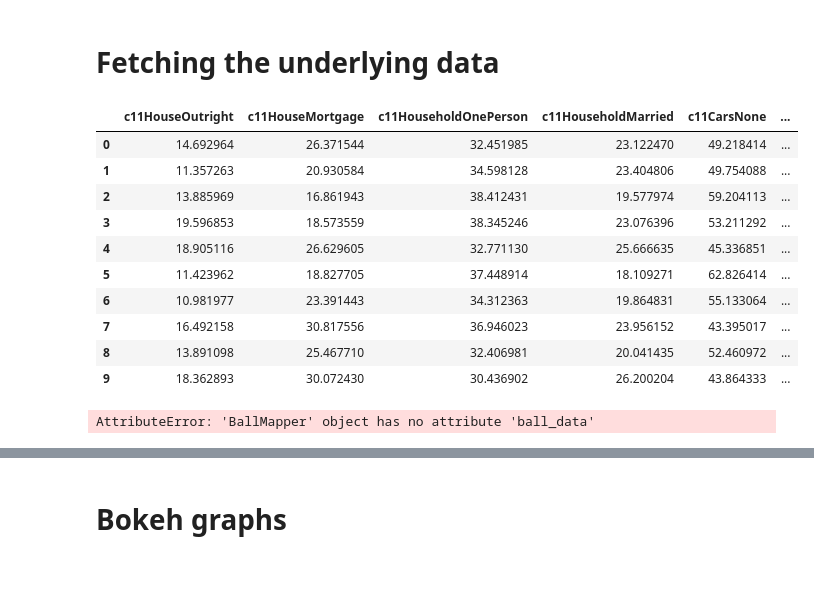
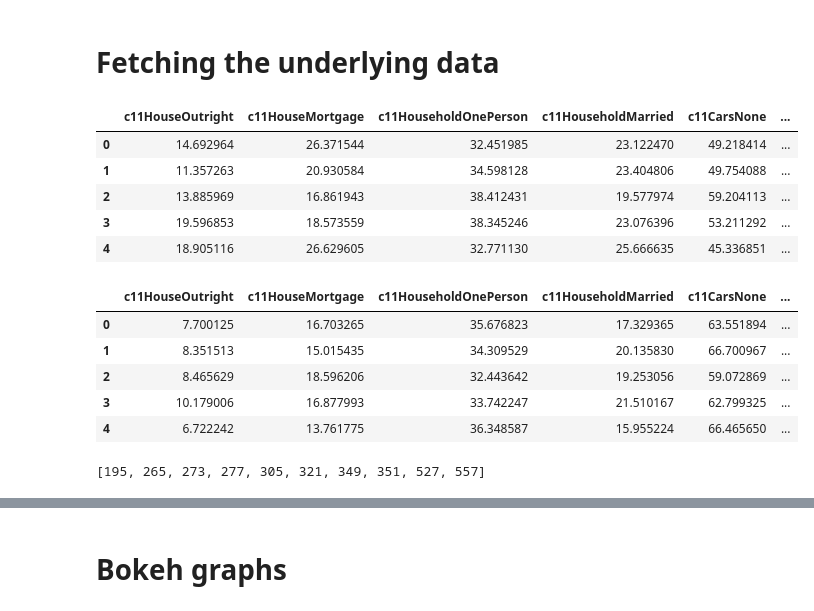
Before and after one commit to skfp/pyBallMapper, a Jupyter notebook: notebooks/example_3_brexit.ipynb, the cells around one changed output, grey strips where cells are left out. Drawn from its saved outputs; the diff is of its cells as text; code cells hidden in the pictures; blank space fills up the shorter version.

Commit message:
add fetching data of a certain ball

```diff
--- a/notebooks/example_3_brexit.ipynb
+++ b/notebooks/example_3_brexit.ipynb
@@ -55,7 +50,25 @@ from pyballmapper.ballmapper import BallMapper
+# %%
+# from pyballmapper import BallMapper
+
+# import sys
+# sys.path.append("../")
+
+# sys.path.append("C:/Users/sylwester/PycharmProjects/pyBM/pyBallMapper")
+# from pyballmapper.ballmapper import BallMapper
+
+import importlib.util
+import sys
+spec = importlib.util.spec_from_file_location("module.name", "C:/Users/sylwester/PycharmProjects/pyBM/pyBallMapper/pyballmapper/ballmapper.py")
+foo = importlib.util.module_from_spec(spec)
+sys.modules["module.name"] = foo
+spec.loader.exec_module(foo)
+# foo.BallMapper()
 # %%
-bm = BallMapper(
-    X=db104.to_numpy(), eps=18  # the pointcloud, as a numpy array
-)  # the radius of the balls
+bm = foo.BallMapper(
+    X=db104.to_numpy(),  # the pointcloud, as a numpy array
+    eps=18, # the radius of the balls
+    column_names=subset  # optional: names of the columns in the pointcloud
+)
 # %% [markdown]
 ## Coloring
 # %%
@@ -99,25 +112,3 @@ plt.show()
 [figure]
 # %% [markdown]
 # Fetching the underlying data
-# %%
-X=db104.to_numpy()
-ball_numbers = 27
-pab = bm.points_and_balls()
-df27 = pd.DataFrame(X[pab[pab["ball"] == ball_numbers]["point"],:], columns=subset)
-df27
-# %% [output]
-|  | c11HouseOutright | c11HouseMortgage | c11HouseholdOnePerson | c11HouseholdMarried | c11CarsNone | ... |
-| 0 | 14.692964 | 26.371544 | 32.451985 | 23.122470 | 49.218414 | ... |
-| 1 | 11.357263 | 20.930584 | 34.598128 | 23.404806 | 49.754088 | ... |
-| 2 | 13.885969 | 16.861943 | 38.412431 | 19.577974 | 59.204113 | ... |
-| 3 | 19.596853 | 18.573559 | 38.345246 | 23.076396 | 53.211292 | ... |
-| 4 | 18.905116 | 26.629605 | 32.771130 | 25.666635 | 45.336851 | ... |
-| 5 | 11.423962 | 18.827705 | 37.448914 | 18.109271 | 62.826414 | ... |
-| 6 | 10.981977 | 23.391443 | 34.312363 | 19.864831 | 55.133064 | ... |
-| 7 | 16.492158 | 30.817556 | 36.946023 | 23.956152 | 43.395017 | ... |
-| 8 | 13.891098 | 25.467710 | 32.406981 | 20.041435 | 52.460972 | ... |
-| 9 | 18.362893 | 30.072430 | 30.436902 | 26.200204 | 43.864333 | ... |
-# %%
-bm.ball_data(ball_number=27)
-# %% [output]
-AttributeError: 'BallMapper' object has no attribute 'ball_data'
@@ -128,2 +115,28 @@ bm.ball_data(ball_number=[27, 10])
+# %%
+dfs = bm.ball_data(ball_numbers=27)
+dfs[27].head()
+# %% [output]
+|  | c11HouseOutright | c11HouseMortgage | c11HouseholdOnePerson | c11HouseholdMarried | c11CarsNone | ... |
+| 0 | 14.692964 | 26.371544 | 32.451985 | 23.122470 | 49.218414 | ... |
+| 1 | 11.357263 | 20.930584 | 34.598128 | 23.404806 | 49.754088 | ... |
+| 2 | 13.885969 | 16.861943 | 38.412431 | 19.577974 | 59.204113 | ... |
+| 3 | 19.596853 | 18.573559 | 38.345246 | 23.076396 | 53.211292 | ... |
+| 4 | 18.905116 | 26.629605 | 32.771130 | 25.666635 | 45.336851 | ... |
+# %%
+dfs = bm.ball_data(ball_numbers=[27, 10])
+dfs[10].head()
+# %% [output]
+|  | c11HouseOutright | c11HouseMortgage | c11HouseholdOnePerson | c11HouseholdMarried | c11CarsNone | ... |
+| 0 | 7.700125 | 16.703265 | 35.676823 | 17.329365 | 63.551894 | ... |
+| 1 | 8.351513 | 15.015435 | 34.309529 | 20.135830 | 66.700967 | ... |
+| 2 | 8.465629 | 18.596206 | 32.443642 | 19.253056 | 59.072869 | ... |
+| 3 | 10.179006 | 16.877993 | 33.742247 | 21.510167 | 62.799325 | ... |
+| 4 | 6.722242 | 13.761775 | 36.348587 | 15.955224 | 66.465650 | ... |
+# %%
+# fetching indices of the points from a certain ball pointing to the original dataset
+lists = bm.ball_data_index(ball_numbers=[27, 10])
+lists[27]
+# %% [output]
+[195, 265, 273, 277, 305, 321, 349, 351, 527, 557]
 # %%
 # dataframe with all the centers of the balls
```
Also changed, not shown: parts of 5 cells of this notebook, 1 other file.
